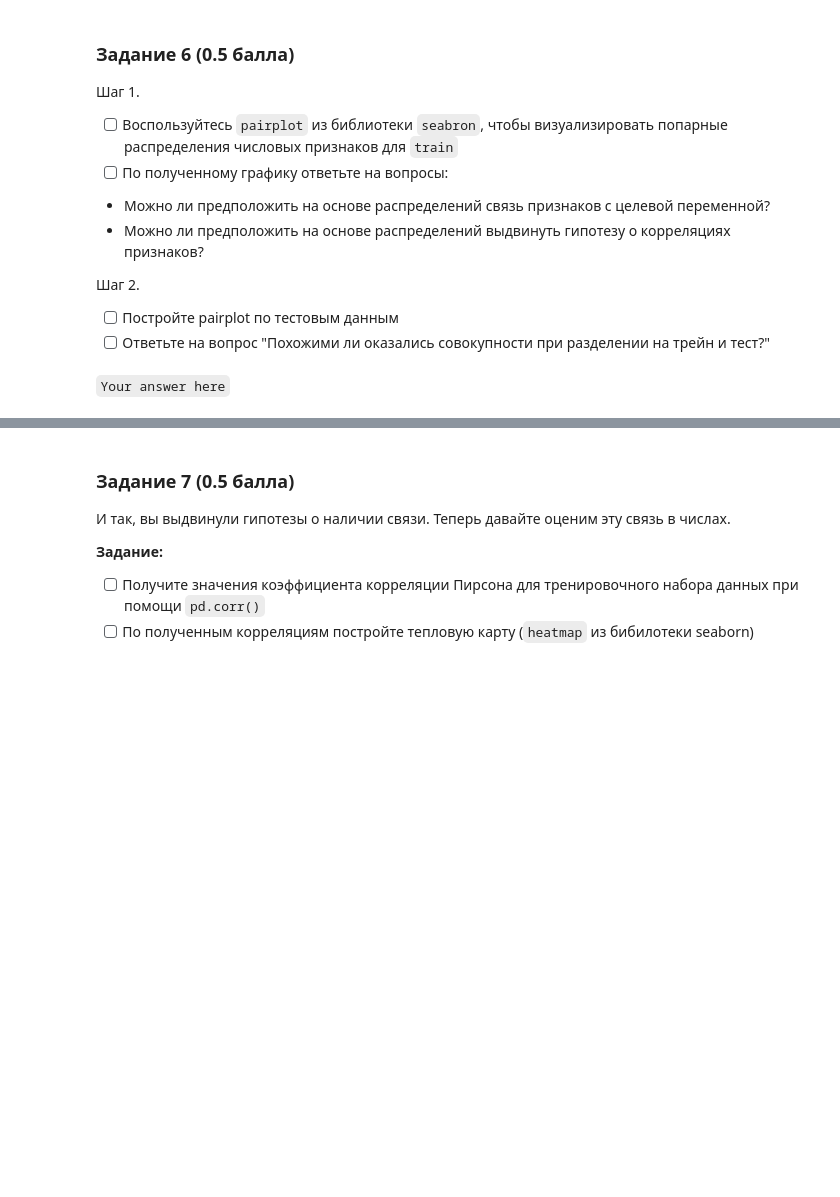
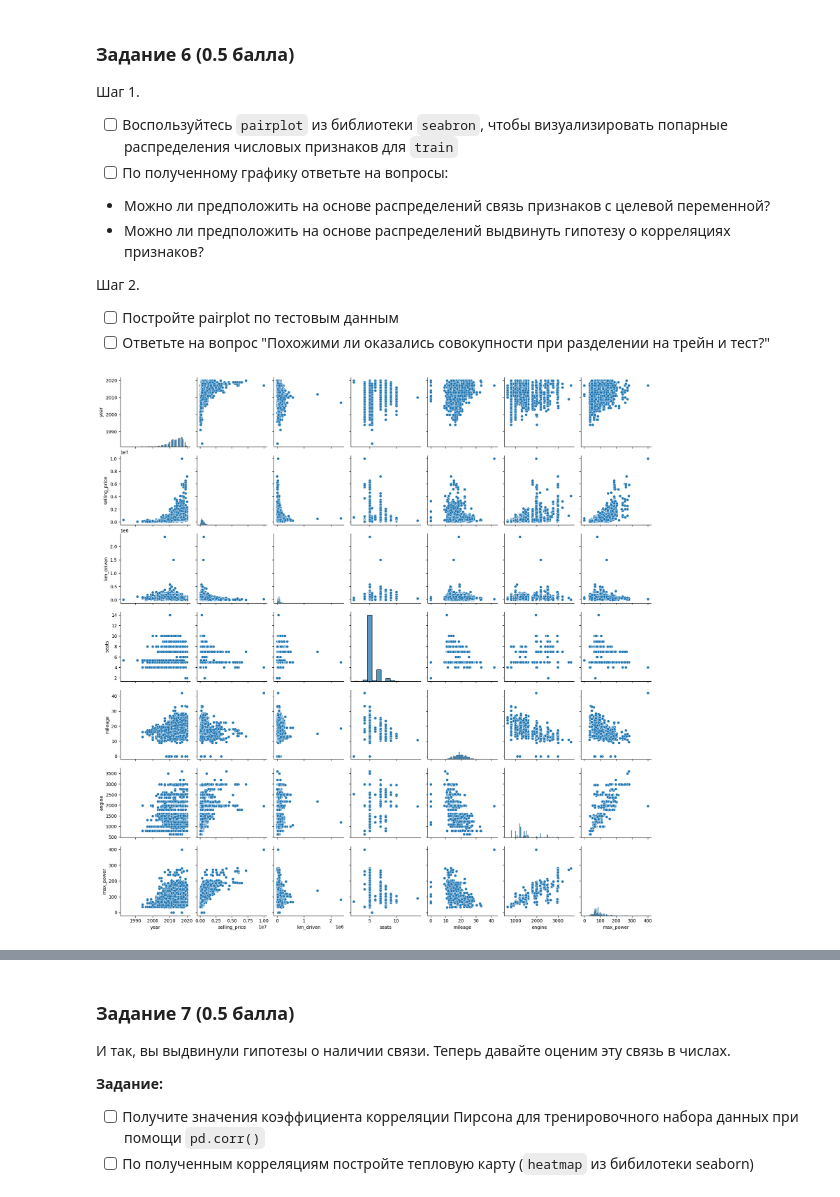
Before and after one commit to BatrakQ/HW_projects, a Jupyter notebook: Hometasks/Base/HW1_Regression_with_inference_base.ipynb, the cells around one changed output, grey strips where cells are left out. Saved outputs shown, nothing was run; the diff lists cells and outputs as text; code cells hidden in the pictures; blank space fills up the shorter version.

```diff
--- a/Hometasks/Base/HW1_Regression_with_inference_base.ipynb
+++ b/Hometasks/Base/HW1_Regression_with_inference_base.ipynb
@@ -216,2 +432,7 @@ assert df_train.shape == (5840, 13)
-# %% [markdown]
-`Your answer here`
+# %%
+sns.pairplot(df_train)
+plt.show()
+
+# 1) да 2) да
+# %% [output]
+[figure, added]
```
Also changed, not shown: parts of 81 cells of this notebook.
